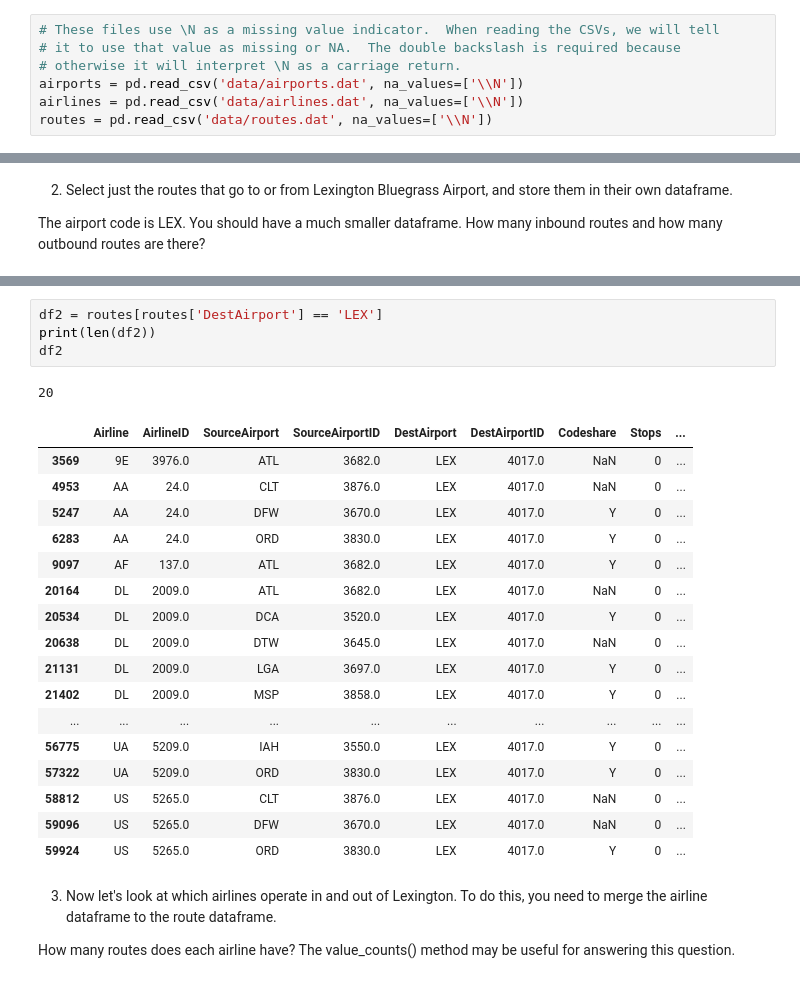
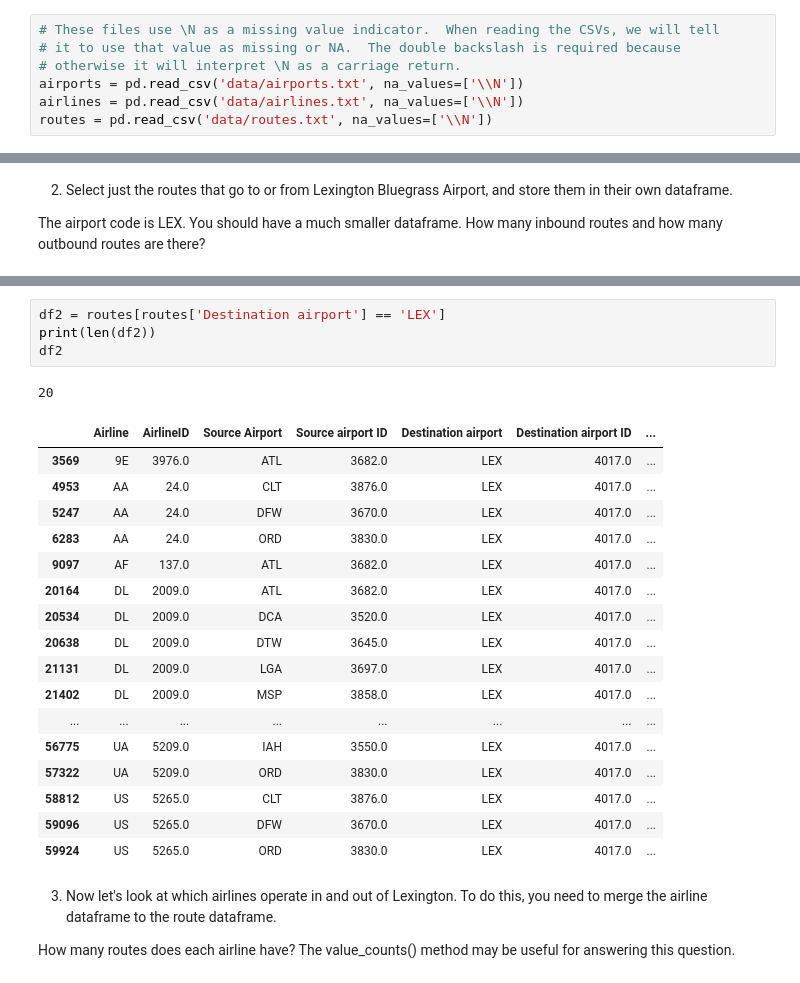
Before and after one commit to ramu225/ce599-s17, a Jupyter notebook: 9-Data Wrangling/open-flights.ipynb, the cells around one changed output, grey strips where cells are left out. Cells and saved outputs as stored; diff of their text form.

```diff
--- a/9-Data Wrangling/open-flights.ipynb
+++ b/9-Data Wrangling/open-flights.ipynb
@@ -15,9 +15,9 @@ import numpy as np
 # These files use \N as a missing value indicator.  When reading the CSVs, we will tell
 # it to use that value as missing or NA.  The double backslash is required because
 # otherwise it will interpret \N as a carriage return.
-airports = pd.read_csv('data/airports.dat', na_values=['\\N'])
-airlines = pd.read_csv('data/airlines.dat', na_values=['\\N'])
-routes = pd.read_csv('data/routes.dat', na_values=['\\N'])
+airports = pd.read_csv('data/airports.txt', na_values=['\\N'])
+airlines = pd.read_csv('data/airlines.txt', na_values=['\\N'])
+routes = pd.read_csv('data/routes.txt', na_values=['\\N'])
 # %% [markdown]
 1) Start by seeing what's in the data.  What columns are there?  What data types are the columns?
 
@@ -136,26 +163,26 @@ df
 # %%
-df2 = routes[routes['DestAirport'] == 'LEX']
+df2 = routes[routes['Destination airport'] == 'LEX']
 print(len(df2))
 df2
 # %% [output]
 20
-|  | Airline | AirlineID | SourceAirport | SourceAirportID | DestAirport | DestAirportID | Codeshare | Stops | ... |
-| 3569 | 9E | 3976.0 | ATL | 3682.0 | LEX | 4017.0 | NaN | 0 | ... |
-| 4953 | AA | 24.0 | CLT | 3876.0 | LEX | 4017.0 | NaN | 0 | ... |
-| 5247 | AA | 24.0 | DFW | 3670.0 | LEX | 4017.0 | Y | 0 | ... |
-| 6283 | AA | 24.0 | ORD | 3830.0 | LEX | 4017.0 | Y | 0 | ... |
-| 9097 | AF | 137.0 | ATL | 3682.0 | LEX | 4017.0 | Y | 0 | ... |
-| 20164 | DL | 2009.0 | ATL | 3682.0 | LEX | 4017.0 | NaN | 0 | ... |
-| 20534 | DL | 2009.0 | DCA | 3520.0 | LEX | 4017.0 | Y | 0 | ... |
-| 20638 | DL | 2009.0 | DTW | 3645.0 | LEX | 4017.0 | NaN | 0 | ... |
-| 21131 | DL | 2009.0 | LGA | 3697.0 | LEX | 4017.0 | Y | 0 | ... |
-| 21402 | DL | 2009.0 | MSP | 3858.0 | LEX | 4017.0 | Y | 0 | ... |
-| ... | ... | ... | ... | ... | ... | ... | ... | ... | ... |
-| 56775 | UA | 5209.0 | IAH | 3550.0 | LEX | 4017.0 | Y | 0 | ... |
-| 57322 | UA | 5209.0 | ORD | 3830.0 | LEX | 4017.0 | Y | 0 | ... |
-| 58812 | US | 5265.0 | CLT | 3876.0 | LEX | 4017.0 | NaN | 0 | ... |
-| 59096 | US | 5265.0 | DFW | 3670.0 | LEX | 4017.0 | NaN | 0 | ... |
-| 59924 | US | 5265.0 | ORD | 3830.0 | LEX | 4017.0 | Y | 0 | ... |
+|  | Airline | AirlineID | Source Airport | Source airport ID | Destination airport | Destination airport ID | ... |
+| 3569 | 9E | 3976.0 | ATL | 3682.0 | LEX | 4017.0 | ... |
+| 4953 | AA | 24.0 | CLT | 3876.0 | LEX | 4017.0 | ... |
+| 5247 | AA | 24.0 | DFW | 3670.0 | LEX | 4017.0 | ... |
+| 6283 | AA | 24.0 | ORD | 3830.0 | LEX | 4017.0 | ... |
+| 9097 | AF | 137.0 | ATL | 3682.0 | LEX | 4017.0 | ... |
+| 20164 | DL | 2009.0 | ATL | 3682.0 | LEX | 4017.0 | ... |
+| 20534 | DL | 2009.0 | DCA | 3520.0 | LEX | 4017.0 | ... |
+| 20638 | DL | 2009.0 | DTW | 3645.0 | LEX | 4017.0 | ... |
+| 21131 | DL | 2009.0 | LGA | 3697.0 | LEX | 4017.0 | ... |
+| 21402 | DL | 2009.0 | MSP | 3858.0 | LEX | 4017.0 | ... |
+| ... | ... | ... | ... | ... | ... | ... | ... |
+| 56775 | UA | 5209.0 | IAH | 3550.0 | LEX | 4017.0 | ... |
+| 57322 | UA | 5209.0 | ORD | 3830.0 | LEX | 4017.0 | ... |
+| 58812 | US | 5265.0 | CLT | 3876.0 | LEX | 4017.0 | ... |
+| 59096 | US | 5265.0 | DFW | 3670.0 | LEX | 4017.0 | ... |
+| 59924 | US | 5265.0 | ORD | 3830.0 | LEX | 4017.0 | ... |
 # %% [markdown]
 3) Now let's look at which airlines operate in and out of Lexington.  To do this, you need to merge the airline dataframe to the route dataframe.
 
```
Also changed, not shown: parts of 15 cells of this notebook, 3 other files.
